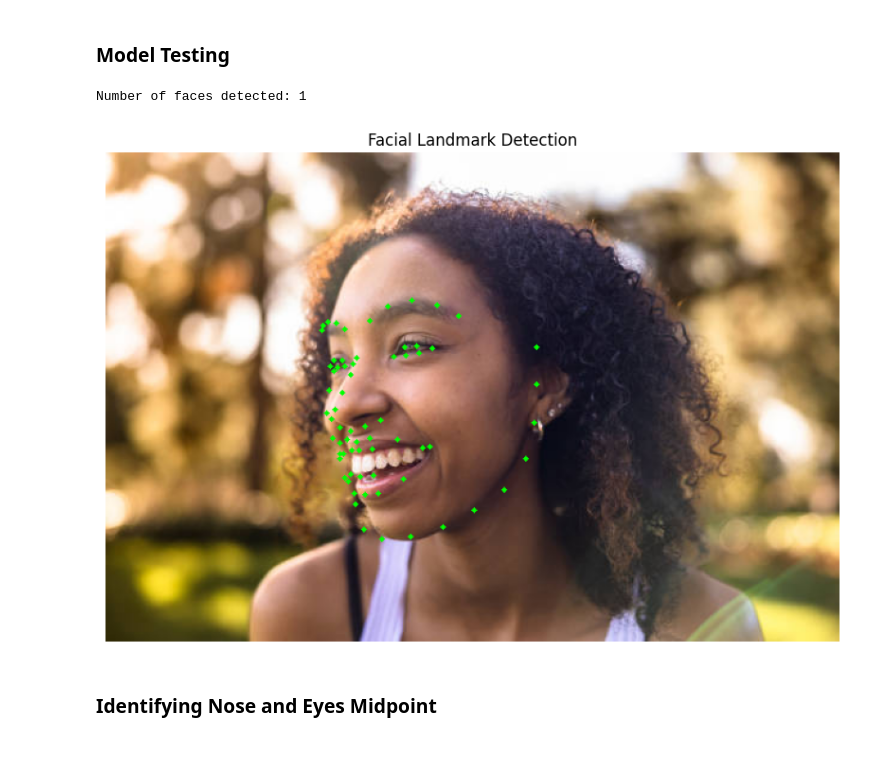
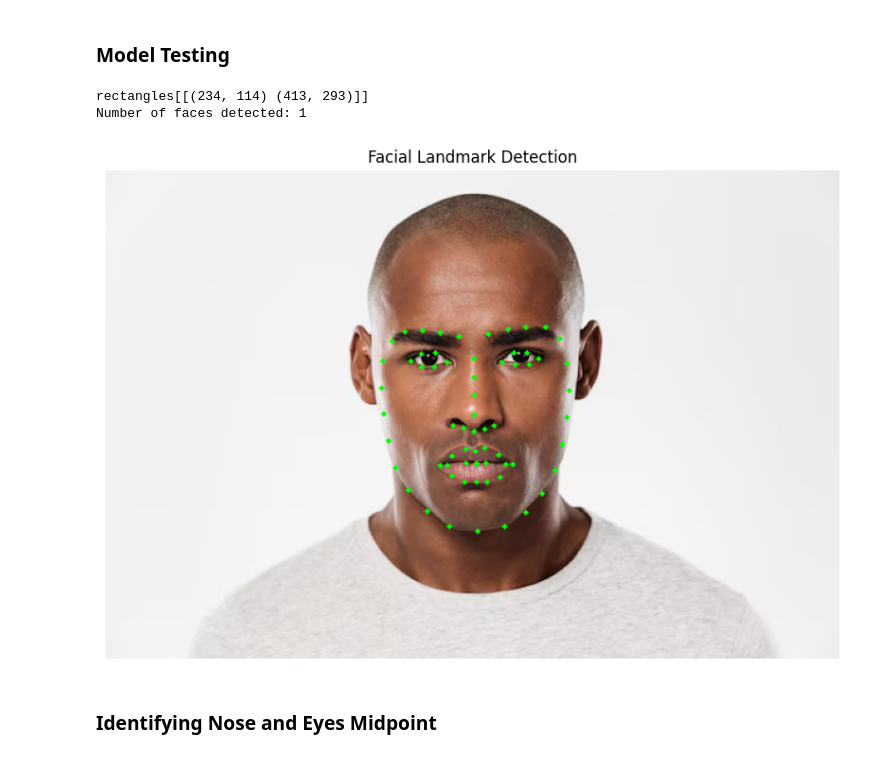
Before and after one commit to Xavaitron/Face_Detection, a Jupyter notebook: Dlib_Model/main.ipynb, the cells around one changed output. Saved outputs shown, nothing was run; the diff lists cells and outputs as text; code cells hidden in the pictures.

```diff
--- a/Dlib_Model/main.ipynb
+++ b/Dlib_Model/main.ipynb
@@ -7,7 +7,7 @@ import dlib
 ### Model Testing
 # %%
 PREDICTOR_PATH = "shape_predictor_68_face_landmarks.dat"
-IMAGE_PATH = "./image.png"
+IMAGE_PATH = "./img2.png"
 
 # Initialize dlib's face detector and facial landmark predictor
 detector = dlib.get_frontal_face_detector()
@@ -16,40 +16,44 @@ predictor = dlib.shape_predictor(PREDICTOR_PATH)
 # Load the image
 image = cv2.imread(IMAGE_PATH)
 img_copy_1 = image.copy()
+img_copy_2 = image.copy()
+img_copy_3 = image.copy()
 left_half = image.copy()
 right_half = image.copy()
 if image is None:
     print(f"Image not found at {IMAGE_PATH}")
     exit()
 
 # Convert to grayscale
 gray = cv2.cvtColor(image, cv2.COLOR_BGR2GRAY)
 
 # Detect faces
 faces = detector(gray)
+print(faces)
 print(f"Number of faces detected: {len(faces)}")
 
 for face in faces:
     landmarks = predictor(gray, face)
 
     # Loop through each landmark point
     for n in range(0, 68):
         x = landmarks.part(n).x
         y = landmarks.part(n).y
         cv2.circle(image, (x, y), 2, (0, 255, 0), -1)
 
 # Convert image from BGR to RGB for displaying with Matplotlib
 image_rgb = cv2.cvtColor(image, cv2.COLOR_BGR2RGB)
 
 # Display
 plt.figure(figsize=(10, 8))
 plt.imshow(image_rgb)
 plt.title("Facial Landmark Detection")
 plt.axis('off')
 plt.show()
 # %% [output]
+rectangles[[(234, 114) (413, 293)]]
 Number of faces detected: 1
-[figure, old version]
+[figure, new version]
 # %% [markdown]
 ### Identifying Nose and Eyes Midpoint
 # %%
```
Also changed, not shown: parts of 4 cells of this notebook, 12 other files.
